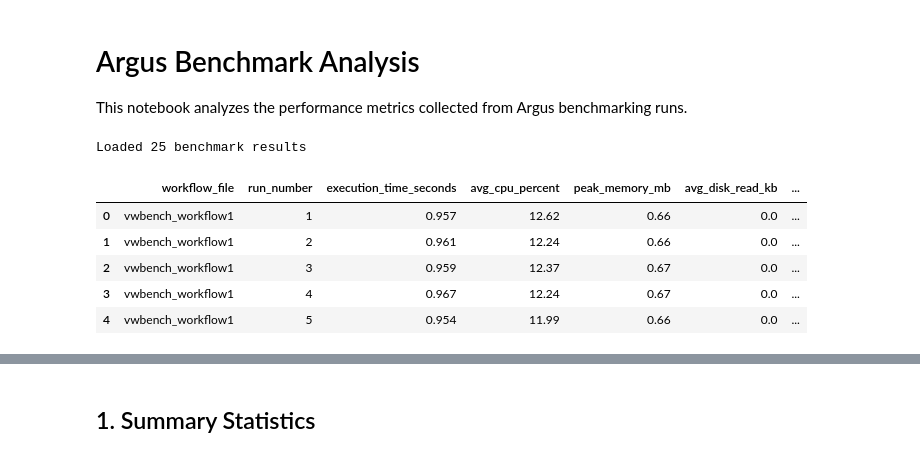
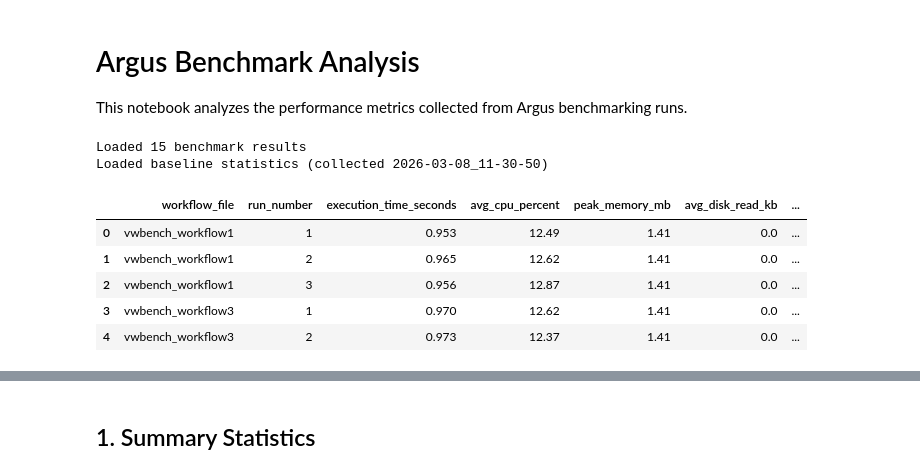
Before and after one commit to BT-INESCTEC/Argus, a Jupyter notebook: benchmark/analysis.ipynb, the cells around one changed output, grey strips where cells are left out. Drawn from its saved outputs; the diff is of its cells as text; code cells hidden in the pictures.

```diff
--- a/benchmark/analysis.ipynb
+++ b/benchmark/analysis.ipynb
@@ -5,22 +5,34 @@ This notebook analyzes the performance metrics collected from Argus benchmarking
 # %%
 import pandas as pd
 import matplotlib.pyplot as plt
 import seaborn as sns
 import numpy as np
+import os
 
 # Set style
 sns.set_style('whitegrid')
 plt.rcParams['figure.figsize'] = (12, 6)
 
-# Load data
+# Load benchmark data
 df = pd.read_csv('results/benchmark_results.csv')
 print(f"Loaded {len(df)} benchmark results")
+
+# Load baseline data (may not exist if dstat was disabled)
+baseline_path = 'results/baseline_results.csv'
+if os.path.exists(baseline_path):
+    baseline = pd.read_csv(baseline_path).iloc[0]
+    print(f"Loaded baseline statistics (collected {baseline['timestamp']})")
+else:
+    baseline = None
+    print("No baseline_results.csv found – baseline overlays will be skipped")
+
 df.head()
 # %% [output]
-Loaded 25 benchmark results
+Loaded 15 benchmark results
+Loaded baseline statistics (collected 2026-03-08_11-30-50)
 |  | workflow_file | run_number | execution_time_seconds | avg_cpu_percent | peak_memory_mb | avg_disk_read_kb | ... |
-| 0 | vwbench_workflow1 | 1 | 0.957 | 12.62 | 0.66 | 0.0 | ... |
-| 1 | vwbench_workflow1 | 2 | 0.961 | 12.24 | 0.66 | 0.0 | ... |
-| 2 | vwbench_workflow1 | 3 | 0.959 | 12.37 | 0.67 | 0.0 | ... |
-| 3 | vwbench_workflow1 | 4 | 0.967 | 12.24 | 0.67 | 0.0 | ... |
-| 4 | vwbench_workflow1 | 5 | 0.954 | 11.99 | 0.66 | 0.0 | ... |
+| 0 | vwbench_workflow1 | 1 | 0.953 | 12.49 | 1.41 | 0.0 | ... |
+| 1 | vwbench_workflow1 | 2 | 0.965 | 12.62 | 1.41 | 0.0 | ... |
+| 2 | vwbench_workflow1 | 3 | 0.956 | 12.87 | 1.41 | 0.0 | ... |
+| 3 | vwbench_workflow3 | 1 | 0.970 | 12.62 | 1.41 | 0.0 | ... |
+| 4 | vwbench_workflow3 | 2 | 0.973 | 12.37 | 1.41 | 0.0 | ... |
```
Also changed, not shown: parts of 11 cells of this notebook, 1 other file.
